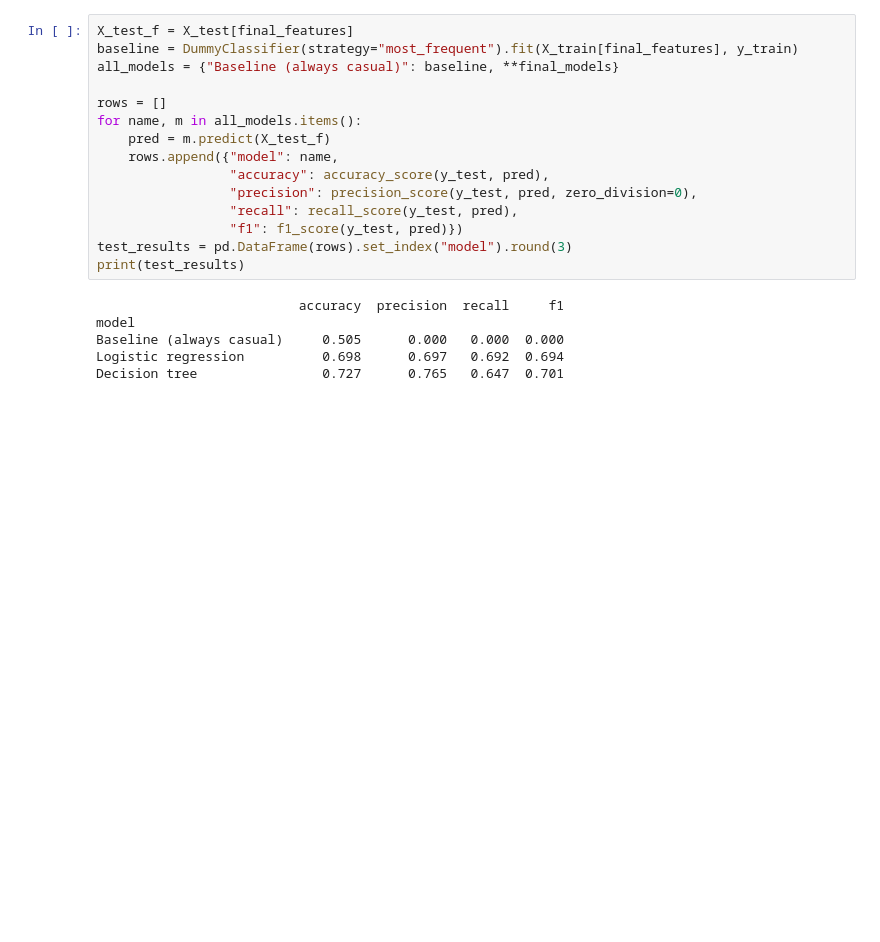
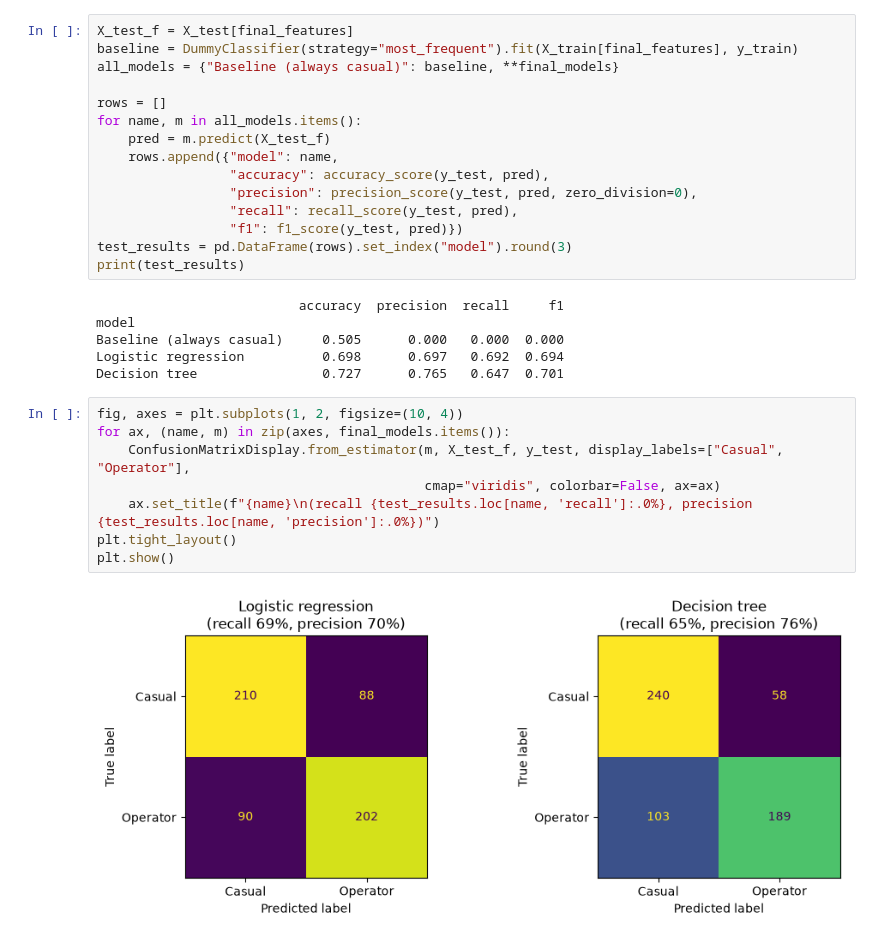
Before and after one commit to ColmHH/Mapping_Short_Let-Pressure_in_Bristol, a Jupyter notebook: jupyter_notebooks/bristol-short-let-analysis_ML.ipynb, the cells around one changed output. Drawn from its saved outputs; the diff is of its cells as text; blank space fills up the shorter version.

Commit message:
Generate confusion matrix and perform robustness check

```diff
--- a/jupyter_notebooks/bristol-short-let-analysis_ML.ipynb
+++ b/jupyter_notebooks/bristol-short-let-analysis_ML.ipynb
@@ -463,3 +463,13 @@ model
 Baseline (always casual)     0.505      0.000   0.000  0.000
 Logistic regression          0.698      0.697   0.692  0.694
 Decision tree                0.727      0.765   0.647  0.701
+# %%
+fig, axes = plt.subplots(1, 2, figsize=(10, 4))
+for ax, (name, m) in zip(axes, final_models.items()):
+    ConfusionMatrixDisplay.from_estimator(m, X_test_f, y_test, display_labels=["Casual", "Operator"],
+                                          cmap="viridis", colorbar=False, ax=ax)
+    ax.set_title(f"{name}\n(recall {test_results.loc[name, 'recall']:.0%}, precision {test_results.loc[name, 'precision']:.0%})")
+plt.tight_layout()
+plt.show()
+# %% [output]
+[figure, added]
```
Also changed, not shown: parts of 1 cell of this notebook.
